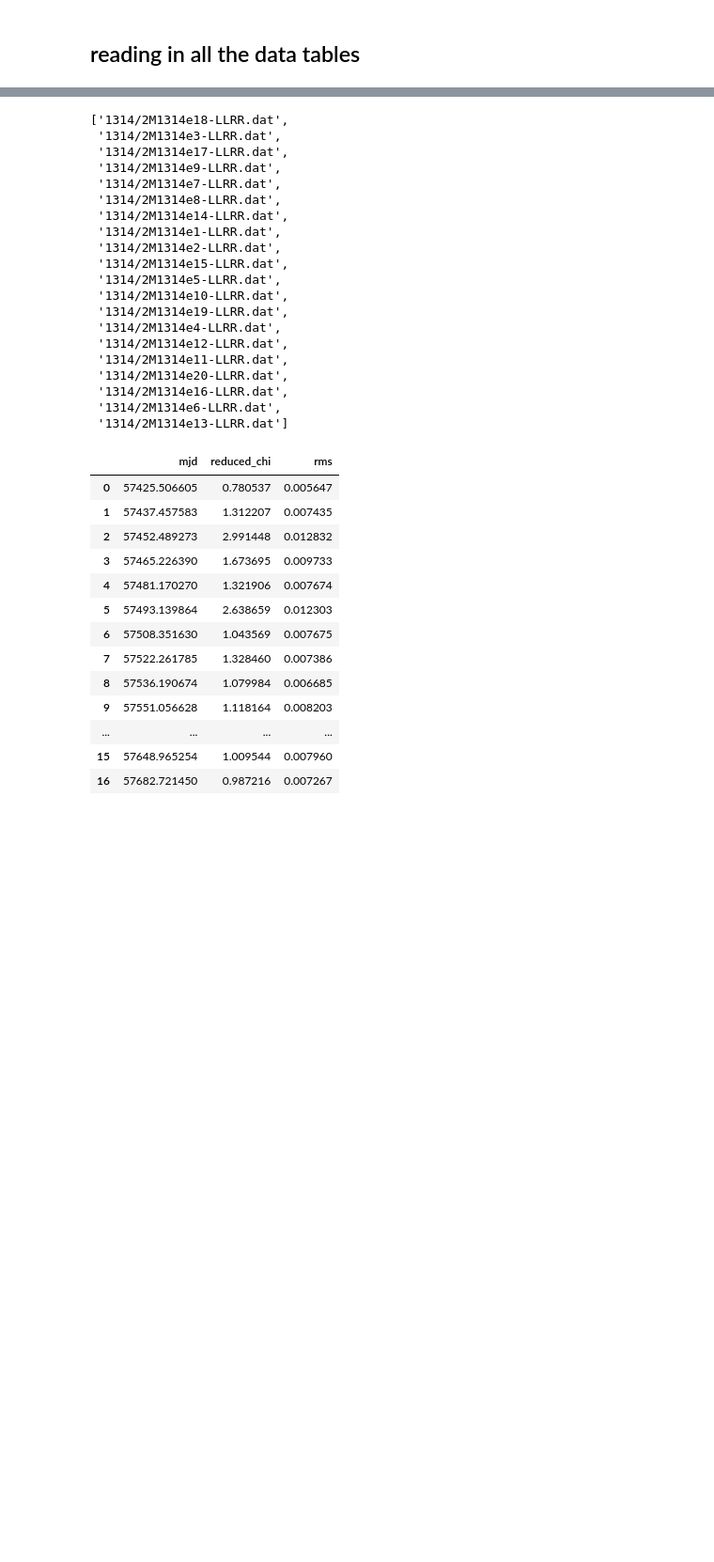
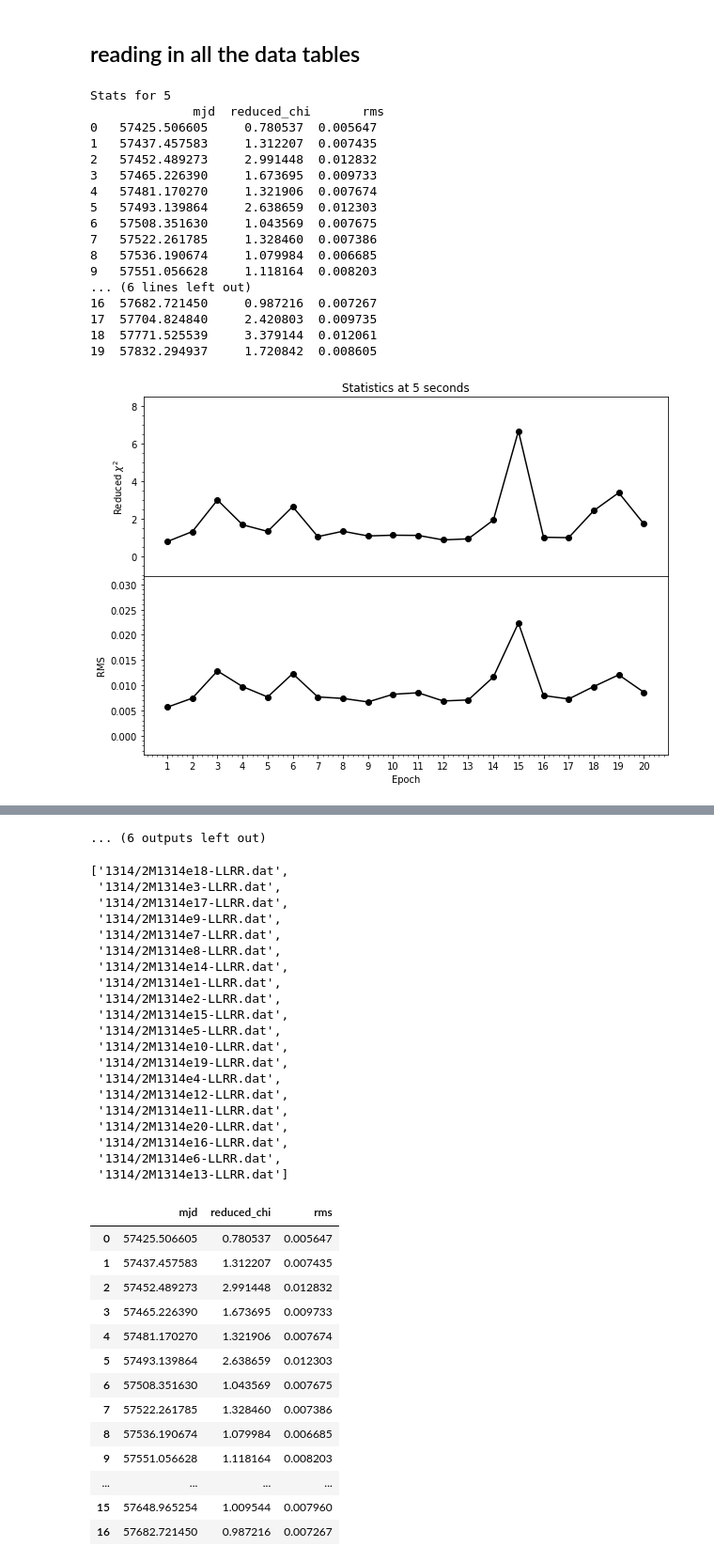
Before and after one commit to rvanlinge/radio_project, a Jupyter notebook: Statistical testing.ipynb, the cells around one changed output, grey strips where cells are left out. Shown at 94% size. Saved outputs shown, nothing was run; the diff lists cells and outputs as text; code cells hidden in the pictures; blank space fills up the shorter version.

Commit message:
Looking in to the statistics of individual epochs

```diff
--- a/Statistical testing.ipynb
+++ b/Statistical testing.ipynb
@@ -7,3 +8,74 @@ import glob as glob
 ## reading in all the data tables
 # %%
 dt = glob.glob('1314/*-LLRR.dat')
+# %%
+dt = glob.glob('1314/*-LLRR.dat')
+
+x = []
+for i in dt:
+    x.append(pd.read_table(i))
+
+binningTime = [5,10,15,30,45,60,90,180,210]
+
+for s in binningTime:
+    mjd = []
+    rms = []
+    reduced_chi = []
+    for i in x:
+        day = int(i['mjd'].mean())
+        if (day == 57683 or day == 57704 or day == 57772):
+            ii = binning(i,s,binning=2)
+        else:
+            ii = binning(i,s)
+        mjd.append(ii['mjd'].mean())
+        rms.append(np.sqrt(np.sum((ii['re']-ii['re'].mean())**2))/ii.shape[0])
+        reduced_chi.append(np.sum(np.square((ii['re']-ii['re'].mean())/ii['ure']))/(ii.shape[0]-1))
+
+    # Putting everything into a pandas table
+    mjd = np.array(mjd)
+    rms = np.array(rms)
+    reduced_chi = np.array(reduced_chi)
+
+    stats = pd.DataFrame(data={'mjd':mjd,'reduced_chi':reduced_chi,'rms':rms})
+    stats = stats.sort_values('mjd')
+    stats = stats.reset_index(drop=True)
+
+    # Plotting the statistics
+    fig, ax = plt.subplots(nrows=2,ncols=1,sharex=True,figsize=(10,7),gridspec_kw = {'hspace':0})
+    ax[0].plot(stats.index,stats['reduced_chi'],color='k',marker='o')
+    ax[0].set_ylabel('Reduced $\chi^2$')
+    ax[0].set_title('Statistics at %s seconds'%s)
+    ax[0].set_ylim(np.amin(stats['reduced_chi'])-np.mean(stats['reduced_chi']),np.amax(stats['reduced_chi'])+np.mean(stats['reduced_chi']))
+    ax[0].minorticks_on()
+
+    ax[1].plot(stats.index,stats['rms'],color='k',marker='o')
+    ax[1].set_ylabel('RMS')
+    ax[1].set_ylim(np.amin(stats['rms'])-np.mean(stats['rms']),np.amax(stats['rms'])+np.mean(stats['rms']))
+    ax[1].minorticks_on()
+
+    print('Stats for %s \n'%s,stats)
+    pos = np.arange(20)
+    labels = pos + 1
+
+    plt.xticks(pos,labels)
+    plt.xlabel('Epoch')
+    plt.show()
+# %% [output]
+Stats for 5
+              mjd  reduced_chi       rms
+0   57425.506605     0.780537  0.005647
+1   57437.457583     1.312207  0.007435
+2   57452.489273     2.991448  0.012832
+3   57465.226390     1.673695  0.009733
+4   57481.170270     1.321906  0.007674
+5   57493.139864     2.638659  0.012303
+6   57508.351630     1.043569  0.007675
+7   57522.261785     1.328460  0.007386
+8   57536.190674     1.079984  0.006685
+9   57551.056628     1.118164  0.008203
+... (6 lines left out)
+16  57682.721450     0.987216  0.007267
+17  57704.824840     2.420803  0.009735
+18  57771.525539     3.379144  0.012061
+19  57832.294937     1.720842  0.008605
+[figure, added]
@@ -10,3 +172,4 @@ dt = glob.glob('1314/*-LLRR.dat')
+... (6 outputs left out)
 # %%
 dt
 # %% [output]
```
Also changed, not shown: parts of 9 cells of this notebook, 7 other files.
